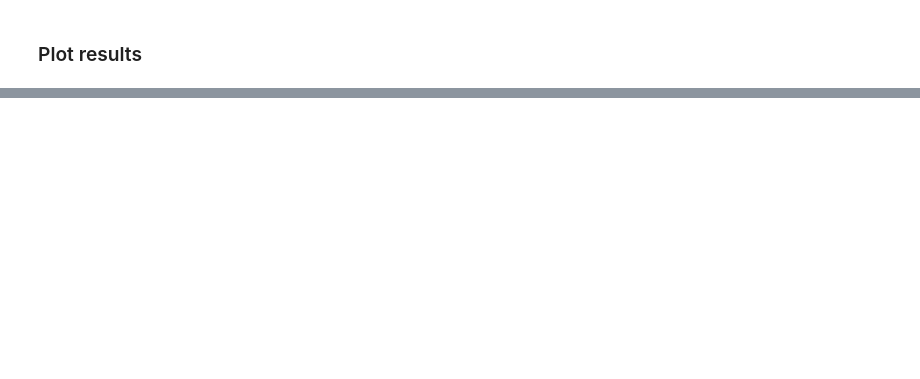
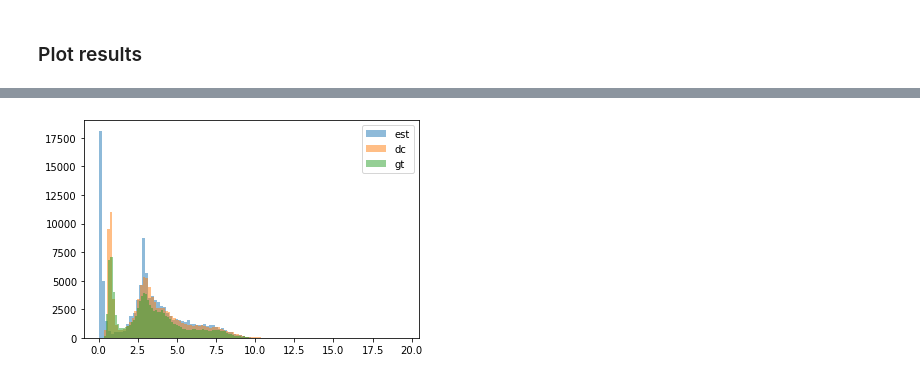
Before and after one commit to davevanveen/unsup_mri, a Jupyter notebook: 20200902_convdecoder_rework.ipynb, the cells around one changed output, grey strips where cells are left out. Drawn from its saved outputs; the diff is of its cells as text; code cells hidden in the pictures; blank space fills up the shorter version.

```diff
--- a/20200902_convdecoder_rework.ipynb
+++ b/20200902_convdecoder_rework.ipynb
@@ -221,0 +234,9 @@ plt.show()
+# %%
+# est is output image without data consistency step
+plt.hist(img_est.flatten(), bins=100, alpha=0.5, label='est')
+plt.hist(img_dc.flatten(), bins=100, alpha=0.5, label='dc')
+plt.hist(img_gt.flatten(), bins=100, alpha=0.5, label='gt')
+plt.legend()
+plt.show()
+# %% [output]
+[figure, added]
```
Also changed, not shown: parts of 13 cells of this notebook.
